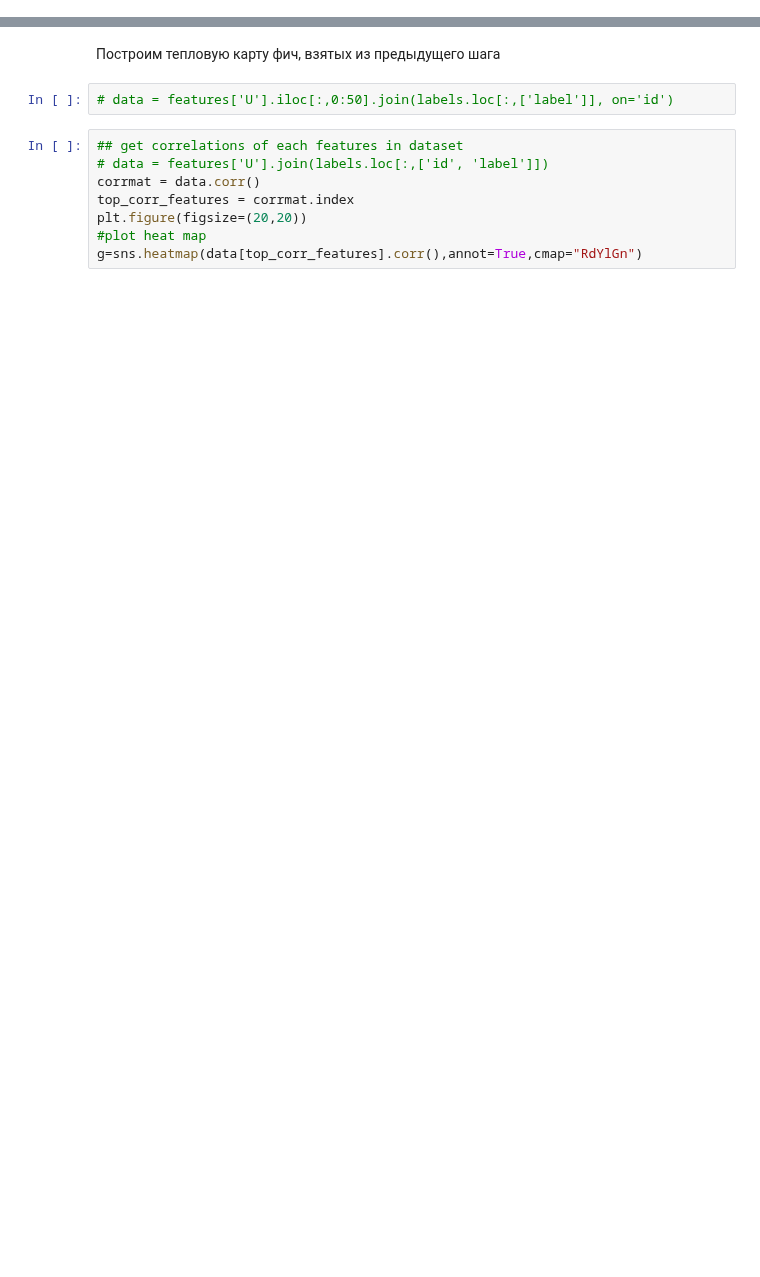
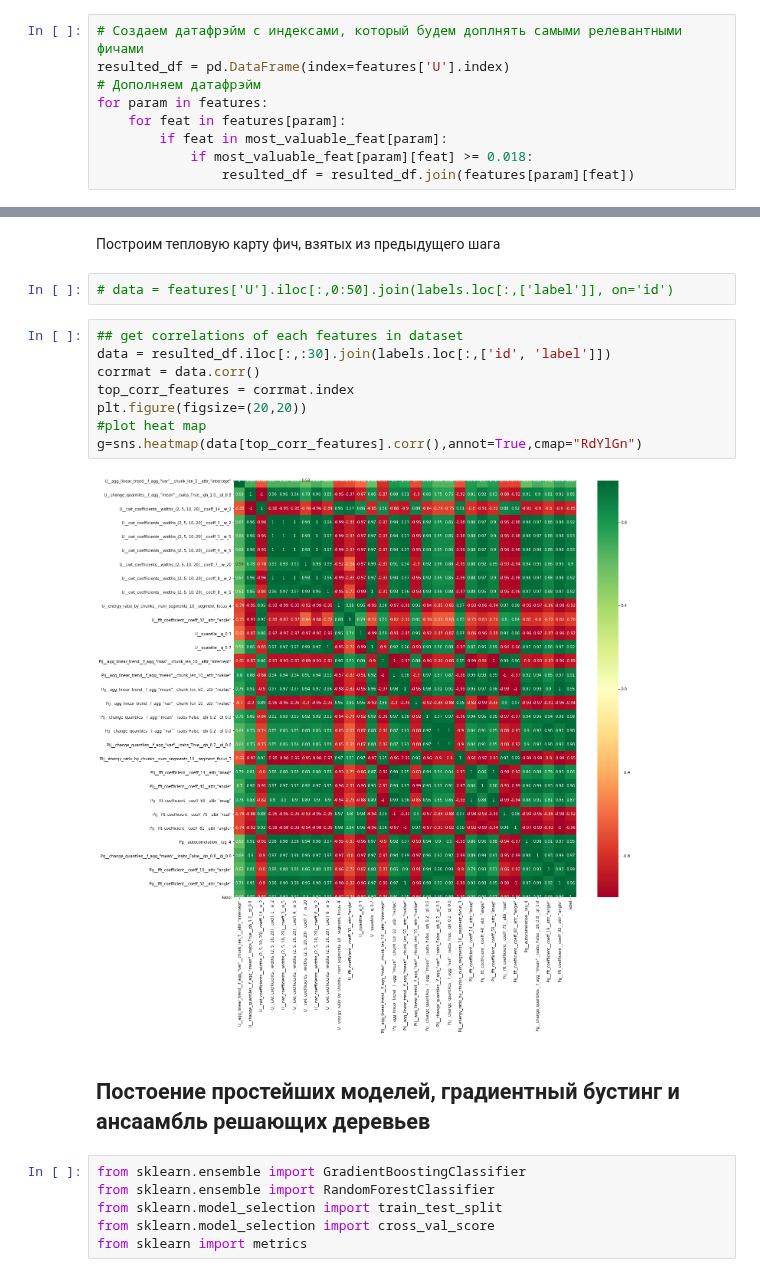
Before and after one commit to MaximSinyaev/master_degree, a Jupyter notebook: Data_processing.ipynb, the cells around one changed output, grey strips where cells are left out. Cells and saved outputs as stored; diff of their text form; blank space fills up the shorter version.

```diff
--- a/Data_processing.ipynb
+++ b/Data_processing.ipynb
@@ -196,0 +198,9 @@ for param in features:
+# %%
+# Создаем датафрэйм с индексами, который будем доплнять самыми релевантными фичами
+resulted_df = pd.DataFrame(index=features['U'].index)
+# Дополняем датафрэйм
+for param in features:
+    for feat in features[param]:
+        if feat in most_valuable_feat[param]:
+            if most_valuable_feat[param][feat] >= 0.018:
+                resulted_df = resulted_df.join(features[param][feat])
@@ -200,9 +241,19 @@ for param in features:
 # data = features['U'].iloc[:,0:50].join(labels.loc[:,['label']], on='id')
 # %%
 ## get correlations of each features in dataset
-# data = features['U'].join(labels.loc[:,['id', 'label']])
+data = resulted_df.iloc[:,:30].join(labels.loc[:,['id', 'label']])
 corrmat = data.corr()
 top_corr_features = corrmat.index
 plt.figure(figsize=(20,20))
 #plot heat map
 g=sns.heatmap(data[top_corr_features].corr(),annot=True,cmap="RdYlGn")
+# %% [output]
+[figure, added]
+# %% [markdown]
+## Постоение простейших моделей, градиентный бустинг и ансаамбль решающих деревьев
+# %%
+from sklearn.ensemble import GradientBoostingClassifier
+from sklearn.ensemble import RandomForestClassifier
+from sklearn.model_selection import train_test_split
+from sklearn.model_selection import cross_val_score
+from sklearn import metrics
```
Also changed, not shown: parts of 21 cells of this notebook.
